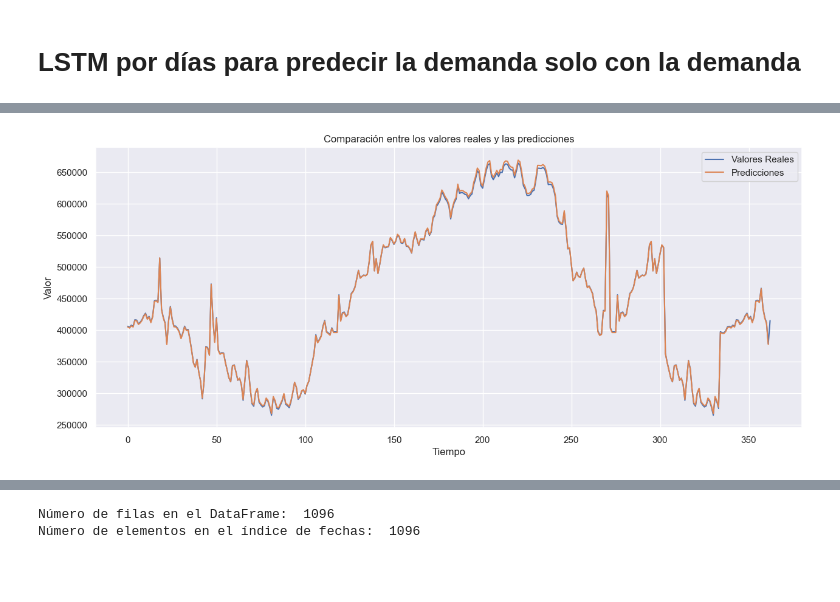
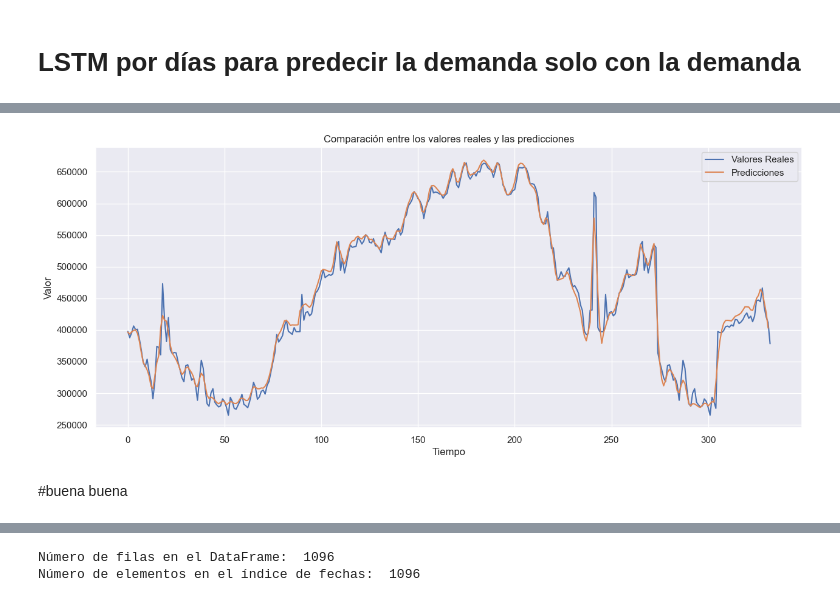
Before and after one commit to Josdelser/Prosumer-TFM, a Jupyter notebook: MLE-ProsumerFinal.ipynb, the cells around one changed output, grey strips where cells are left out. Cells and saved outputs as stored; diff of their text form; code cells hidden in the pictures; blank space fills up the shorter version.

```diff
--- a/MLE-ProsumerFinal.ipynb
+++ b/MLE-ProsumerFinal.ipynb
@@ -1179,106 +1586,82 @@ plt.show()
 # %%
-
-import pandas as pd
-from datetime import datetime, timedelta
-from sklearn.preprocessing import MinMaxScaler
-import numpy as np
-from keras.models import Sequential
-from keras.layers import LSTM, Dense
-
-# Leer el archivo CSV
 file_path = 'demanda_data.csv'
 df = pd.read_csv(file_path)
-
-# Crear una columna de fechas desde el 01-01-2019 hasta el 31-12-2021
 start_date = datetime(2019, 1, 1)
 end_date = datetime(2021, 12, 31)
 delta = timedelta(days=1)
-
-# Lista para almacenar las fechas generadas
 dates = []
-
-# Generar fechas
 current_date = start_date
 while current_date <= end_date:
     dates.append(current_date)
     current_date += delta
 
-# Eliminar un día para hacer coincidir con el número de filas
 dates = dates[:-1]
 df['Date'] = dates
-df = df[['Date', df.columns[0]]]  # Reordenar las columnas
-
-# Filtrar datos para entrenamiento (2019 y 2020) y test (2021)
+df = df[['Date', df.columns[0]]]
 train_data = df[df['Date'] < '2021-01-01']
 test_data = df[df['Date'] >= '2021-01-01']
 
-# Escalar los datos entre 0 y 1
 scaler = MinMaxScaler()
 train_scaled = scaler.fit_transform(train_data.iloc[:, 1].values.reshape(-1, 1))
 test_scaled = scaler.transform(test_data.iloc[:, 1].values.reshape(-1, 1))
 
-# Preparar datos para el modelo LSTM
+look_back = 7
 X_train, y_train, X_test, y_test = [], [], [], []
-
-# Utilizar el valor anterior para predecir el siguiente valor
-for i in range(1, len(train_scaled)):
-    X_train.append(train_scaled[i-1:i, 0])
+for i in range(look_back, len(train_scaled)):
+    X_train.append(train_scaled[i-look_back:i, 0])
     y_train.append(train_scaled[i, 0])
 
-for i in range(1, len(test_scaled)):
-    X_test.append(test_scaled[i-1:i, 0])
+for i in range(look_back, len(test_scaled)):
+    X_test.append(test_scaled[i-look_back:i, 0])
     y_test.append(test_scaled[i, 0])
 
-# Convertir listas a arrays de NumPy
+
 X_train, y_train = np.array(X_train), np.array(y_train)
 X_test, y_test = np.array(X_test), np.array(y_test)
 
-# Redimensionar los datos para que sean compatibles con el modelo LSTM
+
 X_train = np.reshape(X_train, (X_train.shape[0], X_train.shape[1], 1))
 X_test = np.reshape(X_test, (X_test.shape[0], X_test.shape[1], 1))
 
-# Construir el modelo LSTM
 model = Sequential()
-model.add(LSTM(units=50, return_sequences=True, input_shape=(X_train.shape[1], 1)))
+model.add(LSTM(units=50, return_sequences=True, input_shape=(look_back, 1)))
 model.add(LSTM(units=50))
 model.add(Dense(units=1))
 
-# Compilar el modelo
+
 model.compile(optimizer='adam', loss='mean_squared_error')
 
-# Entrenar el modelo
+
 history = model.fit(X_train, y_train, epochs=50, batch_size=32)
-# Realizar predicciones usando el conjunto de datos de prueba
+
 predicted_values = model.predict(X_test)
+predicted_values = predicted_values[1:]
 
-# Desescalar las predicciones
+
+
 predicted_values = scaler.inverse_transform(np.reshape(predicted_values, (-1, 1)))
-predicted_values_aligned = predicted_values[1:]
-# Desescalar los valores reales del conjunto de datos de prueba para comparación
 real_values = scaler.inverse_transform(y_test.reshape(-1, 1))
 
-
-# Calcular métricas de rendimiento, como el error cuadrático medio (opcional)
-from sklearn.metrics import mean_absolute_error, mean_squared_error
-# Calcular el Mean Absolute Error (MAE)
+if len(predicted_values) != len(real_values):
+    min_len = min(len(predicted_values), len(real_values))
+    predicted_values = predicted_values[:min_len]
+    real_values = real_values[:min_len]
 mae = mean_absolute_error(real_values, predicted_values)
 print(f"Mean Absolute Error (MAE): {mae}")
 
-# Calcular el Mean Squared Error (MSE)
+
 mse = mean_squared_error(real_values, predicted_values)
 print(f"Mean Squared Error (MSE): {mse}")
 
-# Calcular la métrica personalizada
+
 threshold = 0.05
 correct_predictions = np.abs(predicted_values - real_values) <= threshold * real_values
 accuracy = np.mean(correct_predictions)
 print(f"Accuracy basado en un umbral del {threshold*100}%: {accuracy*100:.2f}%")
 
-import matplotlib.pyplot as plt
-
 plt.figure(figsize=(15, 6))
 plt.plot(real_values, label='Valores Reales')
-plt.plot(predicted_values_aligned, label='Predicciones')
+plt.plot(predicted_values[1:], label='Predicciones')
 plt.title('Comparación entre los valores reales y las predicciones')
 plt.xlabel('Tiempo')
 plt.ylabel('Valor')
@@ -1305 +1688,3 @@ Accuracy basado en un umbral del 5.0%: 82.92%
-[figure, old version]
+[figure, new version]
+# %% [markdown]
+#buena buena
```
Also changed, not shown: parts of 32 cells of this notebook, 1 other file.
